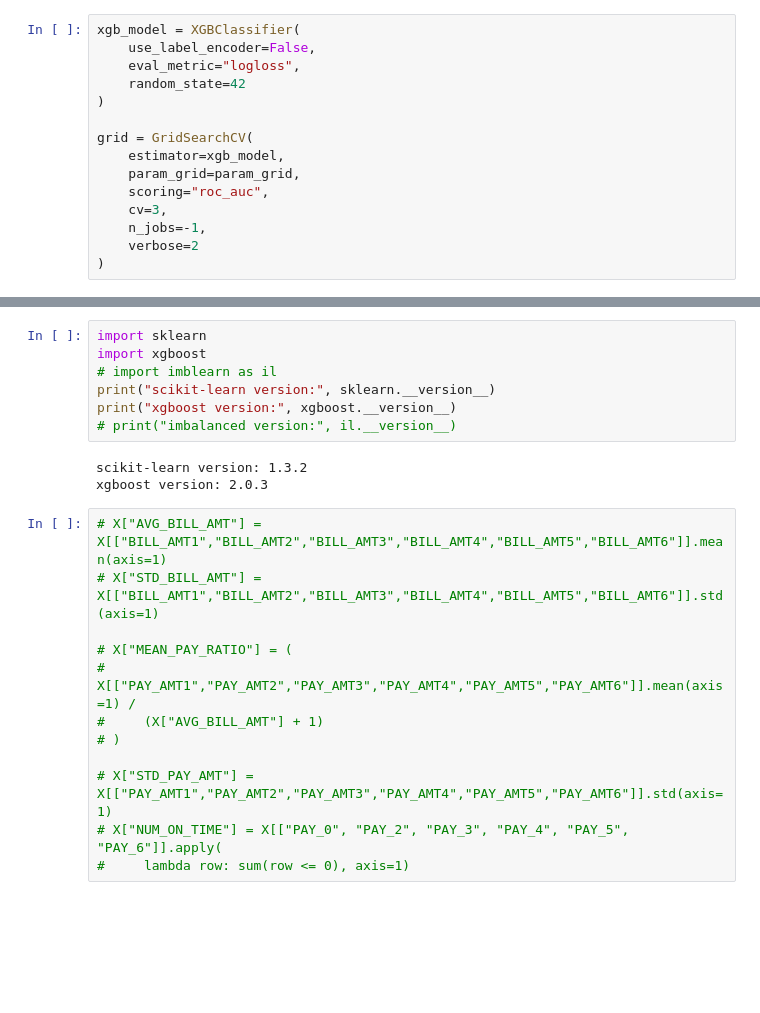
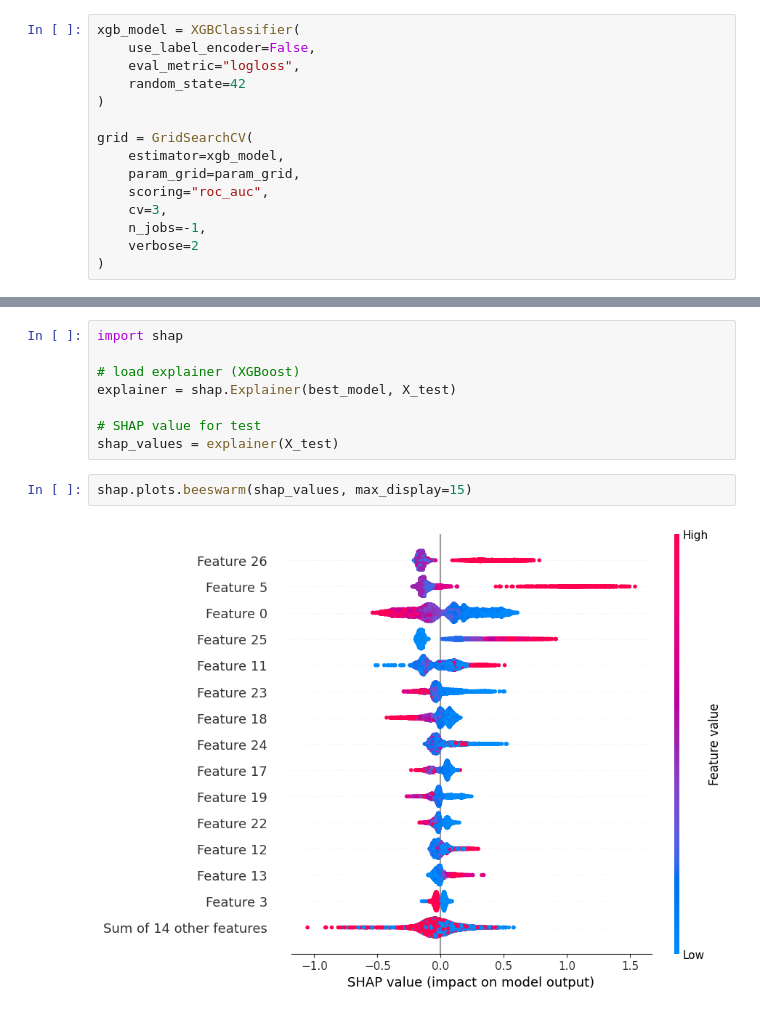
Before and after one commit to dinhdat07/credit_scoring_model, a Jupyter notebook: credit-scoring-model-xgboost.ipynb, the cells around one changed output, grey strips where cells are left out. Cells and saved outputs as stored; diff of their text form; blank space fills up the shorter version.

Commit message:
from Kaggle Notebook, Credit Scoring Model with XGBoost xgb_v3_grid_auc7815_smote_shap

```diff
--- a/credit-scoring-model-xgboost.ipynb
+++ b/credit-scoring-model-xgboost.ipynb
@@ -335,22 +335,12 @@ Test ROC-AUC: 0.7803
-# %%
-import sklearn
-import xgboost
-# import imblearn as il
-print("scikit-learn version:", sklearn.__version__)
-print("xgboost version:", xgboost.__version__)
-# print("imbalanced version:", il.__version__)
-# %% [output]
-scikit-learn version: 1.3.2
-xgboost version: 2.0.3
-# %%
-# X["AVG_BILL_AMT"] = X[["BILL_AMT1","BILL_AMT2","BILL_AMT3","BILL_AMT4","BILL_AMT5","BILL_AMT6"]].mean(axis=1)
-# X["STD_BILL_AMT"] = X[["BILL_AMT1","BILL_AMT2","BILL_AMT3","BILL_AMT4","BILL_AMT5","BILL_AMT6"]].std(axis=1)
-
-# X["MEAN_PAY_RATIO"] = (
-#     X[["PAY_AMT1","PAY_AMT2","PAY_AMT3","PAY_AMT4","PAY_AMT5","PAY_AMT6"]].mean(axis=1) /
-#     (X["AVG_BILL_AMT"] + 1)
-# )
-
-# X["STD_PAY_AMT"] = X[["PAY_AMT1","PAY_AMT2","PAY_AMT3","PAY_AMT4","PAY_AMT5","PAY_AMT6"]].std(axis=1)
-# X["NUM_ON_TIME"] = X[["PAY_0", "PAY_2", "PAY_3", "PAY_4", "PAY_5", "PAY_6"]].apply(
-#     lambda row: sum(row <= 0), axis=1)
+# %%
+import shap
+
+# load explainer (XGBoost)
+explainer = shap.Explainer(best_model, X_test)
+
+# SHAP value for test
+shap_values = explainer(X_test)
+# %%
+shap.plots.beeswarm(shap_values, max_display=15)
+# %% [output]
+[figure, added]
```
Also changed, not shown: parts of 9 cells of this notebook.
